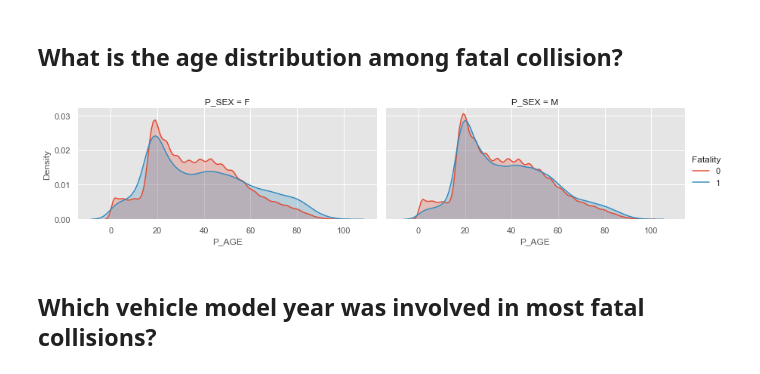
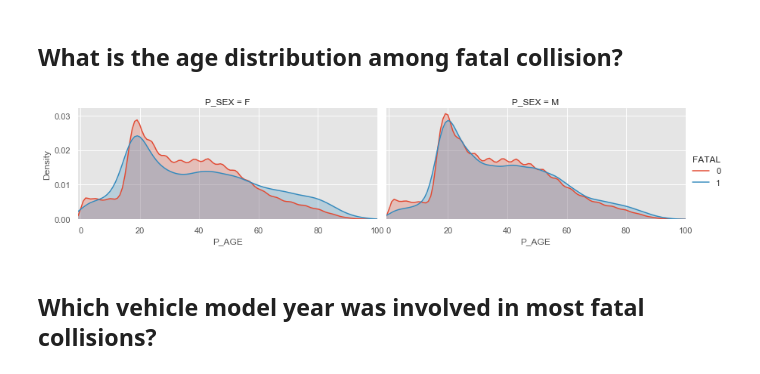
Before and after one commit to jnsofini/Imbalanced-Learning, a Jupyter notebook: JupyterNotebook/Motor-vehicle-collision-full.ipynb, the cells around one changed output. Cells and saved outputs as stored; diff of their text form; code cells hidden in the pictures.

```diff
--- a/JupyterNotebook/Motor-vehicle-collision-full.ipynb
+++ b/JupyterNotebook/Motor-vehicle-collision-full.ipynb
@@ -131,6 +131,9 @@ df.head()
 5 rows × 23 columns
 # %% [markdown]
 Please note that in each attribute the values with U, UU, UUU, UUUU represent Unknown. X, XX, XXX, XXXX represent Jurisdiction does not provide this data element. Q, QQ, QQQ, QQQQ represent Choice is other than the preceding values.  N, NN, NNN, NNNN represent Data element is not applicable. Please see the explanatory docx file in the Data folder for a full explanation of the attributes and their values.
+# %%
+# Rename the class variable
+df =df.rename(columns ={'C_SEV':'FATAL'})
 # %%
 # Data shape
 df.shape
@@ -753,8 +756,8 @@ Name: C_SEV, dtype: int64
 # %% [markdown]
  The class is encoded as integers 1 and 2, where 1 represents fatal accidents and 2 represents non-fatal accidents. It is useful to recode the class variable as a binary class, where we replace 2 with 0.
 # %%
-df['C_SEV']= df['C_SEV'].replace(2, 0)
-df['C_SEV'].value_counts()
+df['FATAL']= df['FATAL'].replace(2, 0)
+df['FATAL'].value_counts()
 # %% [output]
 0    6660073
 1     112490
@@ -882,13 +875,14 @@ plt.savefig('../Figures/fig3.pdf')
 # %%
 sns.set(font_scale = 1)
 plt.style.use('ggplot')
 
-g = sns.FacetGrid(data = df.dropna(), hue = 'C_SEV',col = 'P_SEX',aspect=2)
-(g.map(sns.kdeplot, 'P_AGE', shade = True).set_axis_labels("P_AGE","Density").add_legend(
-title = 'Fatality'))
+g = sns.FacetGrid(data = df.dropna(), hue = 'FATAL',col = 'P_SEX',aspect=2)
+(g.map(sns.kdeplot, 'P_AGE', shade = True).set_axis_labels("P_AGE","Density").add_legend())
+plt.xlim([-1,100])
+
 plt.savefig('../Figures/fig4.pdf')
 # %% [output]
-[figure, old version]
+[figure, new version]
 # %% [markdown]
 ##  Which vehicle model year was involved in most fatal collisions?
 # %%
```
Also changed, not shown: parts of 34 cells of this notebook, 11 other files.
